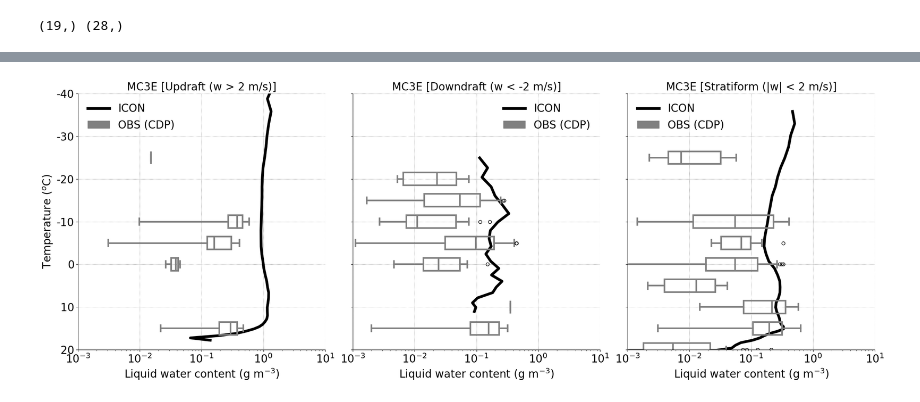
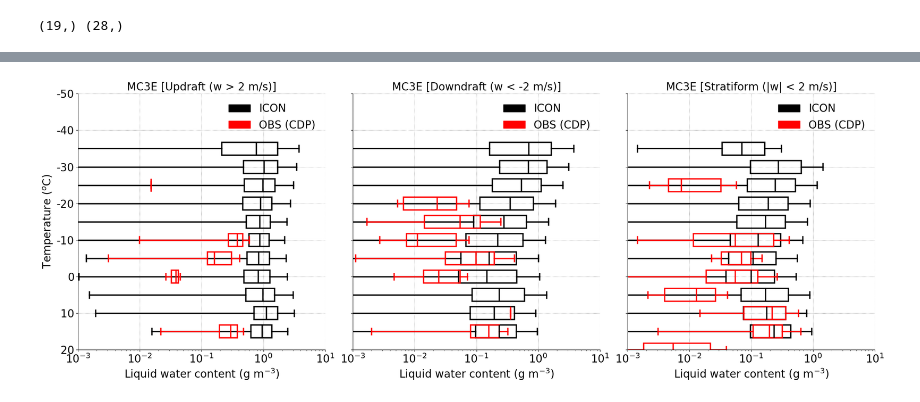
Before and after one commit to Deepak-Waman/ICON_ANALYSIS, a Jupyter notebook: mc3e_sip_analysis.ipynb, the cells around one changed output, grey strips where cells are left out. Saved outputs shown, nothing was run; the diff lists cells and outputs as text; code cells hidden in the pictures.

```diff
--- a/mc3e_sip_analysis.ipynb
+++ b/mc3e_sip_analysis.ipynb
@@ -32,6 +32,7 @@ ds_nosip = xr.open_mfdataset('/work/bb1163/b382718/output/mc3e/nested_run/icon_o
 
 ds_sip['w_vel'] = -1.*ds_sip.omega/(9.8*ds_sip.rho)
 ds_sip['tempc'] = ds_sip.temp-273.16;
+ds_sip['tqi'] = (ds_sip.qi+ds_sip.qs+ds_sip.qg+ds_sip.qh)
 ds_sip['lwc_gperm3']  = ds_sip.qc*ds_sip.rho*1.e3 # kgperm3 to gperm3
 ds_sip['ciwc_gperm3'] = ds_sip.qi*ds_sip.rho*1.e3 # kgperm3 to gperm3
 ds_sip['tiwc_gperm3'] = (ds_sip.qi+ds_sip.qs+ds_sip.qg+ds_sip.qh)*ds_sip.rho*1.e3 # kgperm3 to gperm3
@@ -40,6 +41,7 @@ ds_sip['inc_perl'] = (ds_sip.qni+ds_sip.qns+ds_sip.qng+ds_sip.qnh)*ds_sip.rho*1.
 
 ds_nosip['w_vel'] = -1.*ds_nosip.omega/(9.8*ds_nosip.rho)
 ds_nosip['tempc'] = ds_nosip.temp-273.16;
+ds_nosip['tqi'] = (ds_nosip.qi+ds_nosip.qs+ds_nosip.qg+ds_nosip.qh)
 ds_nosip['lwc_gperm3']  = ds_nosip.qc*ds_nosip.rho*1.e3 # kgperm3 to gperm3
 ds_nosip['ciwc_gperm3'] = ds_nosip.qi*ds_nosip.rho*1.e3 # kgperm3 to gperm3
 ds_nosip['tiwc_gperm3'] = (ds_nosip.qi+ds_nosip.qs+ds_nosip.qg+ds_nosip.qh)*ds_nosip.rho*1.e3 # kgperm3 to gperm3
@@ -431,10 +618,10 @@ ds_v2_hvps_comb['lwc_nev_st_gperm3'] = np.where((ds_v2_hvps_comb.lwc_nev > 1.e-6
 # make a plot using seaborn
 #temp_bin = np.array([0., -4., -8., -12., -16., -20., -24., -28., -32.])
 #temp_bin = np.array([0., -3., -6., -9., -12., -15., -18., -21., -24., -27., -30.])
-temp_bin = np.arange(-30, 30, 3)
+temp_bin = np.arange(-30, 20, 5)
 temp_bin = np.sort(temp_bin)
 
-temp_cdp_bin = np.arange(-30, 30, 4)
+temp_cdp_bin = np.arange(-30, 20, 5)
 temp_cdp_bin = np.sort(temp_cdp_bin)
 
 
@@ -883,68 +1172,100 @@ fig, axes = plt.subplots(1, 3, figsize=(22, 8), sharey=True)
 plot_titles = ['MC3E [Updraft (w > 2 m/s)]', 'MC3E [Downdraft (w < -2 m/s)]', 'MC3E [Stratiform (|w| < 2 m/s)]']
 
 fontsize = 20;
-linewidth = 3;
-width=3
-alpha=1.0
+linewidth = 2.5;
+width=3.5;
+alpha1=1;
+alpha2=1.;
 for i, ax in enumerate(axes):
     #temp_bins = temp_bins_list[i]
     #data_by_bin = data_list[i]
 
     # Plot ICON line if applicable (replace with actual values)
     if i == 0:
-        ax.plot(lwc_up_sip, tempc_sip, 'k-', linewidth=linewidth+2, label='ICON')
+        #ax.plot(lwc_up_sip, tempc_sip, 'k-', linewidth=linewidth+2, label='ICON')
+
+        ax.boxplot(lwc_sip_up_by_bin[:-1], positions=tempc_bin, vert=False, patch_artist=True,
+                   widths=width,
+                   boxprops=dict(facecolor='none', edgecolor='black', linewidth=linewidth, alpha=alpha1),
+                   medianprops=dict(color='black', linewidth=linewidth),
+                   whiskerprops=dict(linewidth=linewidth, color='black', alpha=alpha1),
+                   capprops=dict(linewidth=linewidth, color='black', alpha=alpha1),
+                   showfliers=False)
+
         ax.boxplot(lwc_cdp_up_by_bin[:-1], positions=temp_cdp_bin, vert=False, patch_artist=True,
                    widths=width,
-                   boxprops=dict(facecolor='none', edgecolor='grey', linewidth=linewidth, alpha=alpha),
-                   medianprops=dict(color='grey', linewidth=linewidth),
-                   whiskerprops=dict(linewidth=linewidth, color='grey', alpha=alpha),
-                   capprops=dict(linewidth=linewidth, color='grey', alpha=alpha))
+                   boxprops=dict(facecolor='none', edgecolor='red', linewidth=linewidth, alpha=alpha2),
+                   medianprops=dict(color='red', linewidth=linewidth),
+                   whiskerprops=dict(linewidth=linewidth, color='red', alpha=alpha2),
+                   capprops=dict(linewidth=linewidth, color='red', alpha=alpha2),
+                   showfliers=False)
 
     elif i == 1:
-        ax.plot(lwc_dn_sip, tempc_sip, 'k-', linewidth=linewidth+2, label='ICON')
+        #ax.plot(lwc_dn_sip, tempc_sip, 'k-', linewidth=linewidth+2, label='ICON')
+
+        ax.boxplot(lwc_sip_dn_by_bin[:-1], positions=tempc_bin, vert=False, patch_artist=True,
+                   widths=width,
+                   boxprops=dict(facecolor='none', edgecolor='black', linewidth=linewidth, alpha=alpha1),
+                   medianprops=dict(color='black', linewidth=linewidth),
+                   whiskerprops=dict(linewidth=linewidth, color='black', alpha=alpha1),
+                   capprops=dict(linewidth=linewidth, color='black', alpha=alpha1),
+                   showfliers=False)
+
         ax.boxplot(lwc_cdp_dn_by_bin[:-1], positions=temp_cdp_bin, vert=False, patch_artist=True,
                    widths=width,
-                   boxprops=dict(facecolor='none', edgecolor='grey', linewidth=linewidth, alpha=alpha),
-                   medianprops=dict(color='grey', linewidth=linewidth),
-                   whiskerprops=dict(linewidth=linewidth, color='grey', alpha=alpha),
-                   capprops=dict(linewidth=linewidth, color='grey', alpha=alpha))
+                   boxprops=dict(facecolor='none', edgecolor='red', linewidth=linewidth, alpha=alpha2),
+                   medianprops=dict(color='red', linewidth=linewidth),
+                   whiskerprops=dict(linewidth=linewidth, color='red', alpha=alpha2),
+                   capprops=dict(linewidth=linewidth, color='red', alpha=alpha2),
+                   showfliers=False)
     elif i == 2:
-        ax.plot(lwc_st_sip, tempc_sip, 'k-', linewidth=linewidth+2, label='ICON')
+        #ax.plot(lwc_st_sip, tempc_sip, 'k-', linewidth=linewidth+2, label='ICON')
+
+        ax.boxplot(lwc_sip_st_by_bin[:-1], positions=tempc_bin, vert=False, patch_artist=True,
+                   widths=width,
+                   boxprops=dict(facecolor='none', edgecolor='black', linewidth=linewidth, alpha=alpha1),
+                   medianprops=dict(color='black', linewidth=linewidth),
+                   whiskerprops=dict(linewidth=linewidth, color='black', alpha=alpha1),
+                   capprops=dict(linewidth=linewidth, color='black', alpha=alpha1),
+                   showfliers=False)
+
         ax.boxplot(lwc_cdp_st_by_bin[:-1], positions=temp_cdp_bin, vert=False, patch_artist=True,
                    widths=width,
-                   boxprops=dict(facecolor='none', edgecolor='grey', linewidth=linewidth, alpha=alpha),
-                   medianprops=dict(color='grey', linewidth=linewidth),
-                   whiskerprops=dict(linewidth=linewidth, color='grey', alpha=alpha),
-                   capprops=dict(linewidth=linewidth, color='grey', alpha=alpha))
+                   boxprops=dict(facecolor='none', edgecolor='red', linewidth=linewidth, alpha=alpha2),
+                   medianprops=dict(color='red', linewidth=linewidth),
+                   whiskerprops=dict(linewidth=linewidth, color='red', alpha=alpha2),
+                   capprops=dict(linewidth=linewidth, color='red', alpha=alpha2),
+                   showfliers=False)
 
     ax.set_xscale('log')
     ax.set_xlim(1.e-3, 1.e1)
     ax.set_xticklabels([1.e-3, 1.e-2, 1.e-1, 1.e0, 1.e1], fontsize=fontsize)
     ax.set_ylim(20, -40)
     #ax.set_yticklabels([20, 10, 0, -10, -20, -30, -40], fontsize=fontsize)
     ax.set_title(plot_titles[i], fontsize=fontsize)
     ax.set_xlabel('Liquid water content (g m$^{-3}$)', fontsize=fontsize)
     ax.tick_params(axis='x', labelsize=fontsize)
     ax.grid(True, linestyle=':', color='grey',alpha=1.0)
 
     # Combine both ICON line and boxplot legend
     handles, labels = ax.get_legend_handles_labels()
 
-    obs_patch = mpatches.Patch(color='grey', label='OBS (CDP)')
+    obs_patch1 = mpatches.Patch(color='black', label='ICON')
+    obs_patch2 = mpatches.Patch(color='red', label='OBS (CDP)')
 
-    ax.legend(handles=handles + [obs_patch], frameon=False, loc='best', fontsize=fontsize)
+    ax.legend(handles=handles + [obs_patch1, obs_patch2], frameon=False, loc='best', fontsize=fontsize)
 
     ax.spines['top'].set_visible(False)
     ax.spines['right'].set_visible(False)
 
 axes[0].set_xscale('log')
 axes[1].set_xscale('log')
 axes[2].set_xscale('log')
 axes[0].set_ylabel('Temperature ($^{o}$C)', fontsize=fontsize)
-axes[0].set_yticks([20, 10, 0, -10, -20, -30, -40])
-axes[0].set_yticklabels(['20', '10', '0', '-10', '-20', '-30', '-40'], fontsize=fontsize)
+axes[0].set_yticks([20, 10, 0, -10, -20, -30, -40, -50])
+axes[0].set_yticklabels(['20', '10', '0', '-10', '-20', '-30', '-40', '-50'], fontsize=fontsize)
 
 plt.tight_layout()
 plt.show()
 # %% [output]
-[figure, old version]
+[figure, new version]
```
Also changed, not shown: parts of 10 cells of this notebook, 1 other file.
